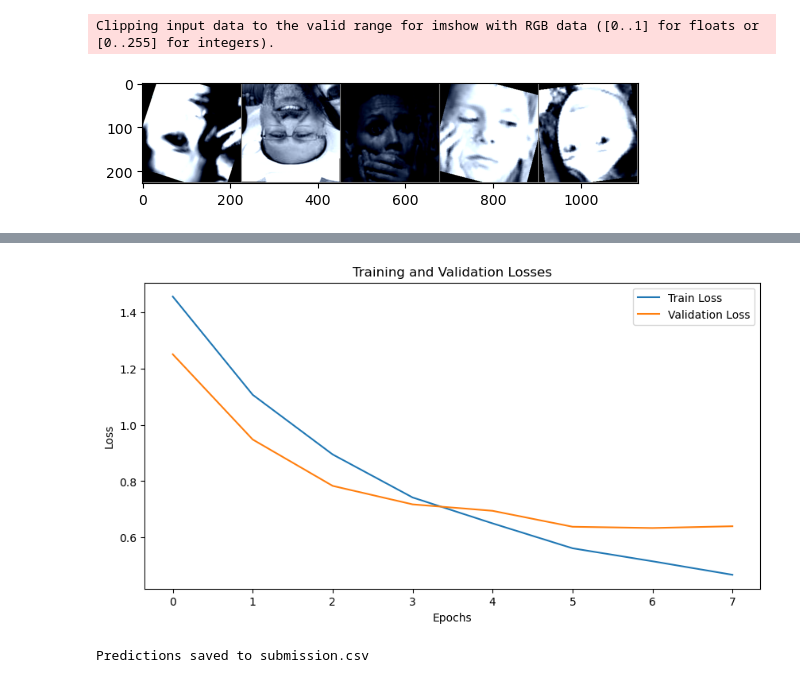
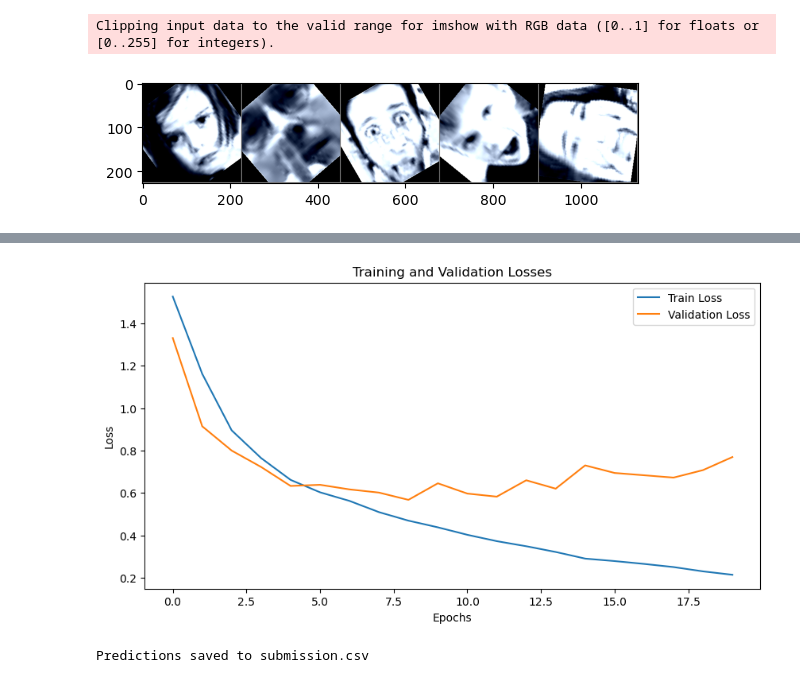
Before and after one commit to JannikWolf/aiim-emotion-classification, a Jupyter notebook: Densenet.ipynb, the cells around one changed output, grey strips where cells are left out. Drawn from its saved outputs; the diff is of its cells as text; code cells hidden in the pictures.

```diff
--- a/Densenet.ipynb
+++ b/Densenet.ipynb
@@ -51,19 +51,26 @@ for label, emotion in enumerate(emotions):
 train_files, val_files, train_labels, val_labels = train_test_split(file_names, labels, test_size=0.2, random_state=42)
 # %%
 # Define data augmentation and transformations
-transform = transforms.Compose([
+transform_train = transforms.Compose([
     transforms.Resize((224, 224)),
-    transforms.RandomRotation(20),
-    transforms.RandomHorizontalFlip(),
-    transforms.RandomVerticalFlip(),
-    transforms.ColorJitter(brightness=0.2, contrast=0.2, saturation=0.2, hue=0.2),
+    transforms.RandomRotation(90),
+    transforms.RandomAdjustSharpness(2),
+    transforms.RandomHorizontalFlip(0.5),
+    #transforms.RandomVerticalFlip(),
+    #transforms.ColorJitter(brightness=0.1, contrast=0.2, saturation=0.2, hue=0.2),
+    transforms.ToTensor(),
+    transforms.Normalize(mean=[0.485, 0.456, 0.406], std=[0.229, 0.224, 0.225])
+])
+
+transform_val = transforms.Compose([
+    transforms.Resize((224, 224)),
     transforms.ToTensor(),
     transforms.Normalize(mean=[0.485, 0.456, 0.406], std=[0.229, 0.224, 0.225])
 ])
 
 # Create datasets and dataloaders
-train_dataset = EmotionDataset(train_files, train_labels, transform=transform)
-val_dataset = EmotionDataset(val_files, val_labels, transform=transform)
+train_dataset = EmotionDataset(train_files, train_labels, transform=transform_train)
+val_dataset = EmotionDataset(val_files, val_labels, transform=transform_val)
 
 train_dl = DataLoader(train_dataset, batch_size=64, shuffle=True)
 val_dl = DataLoader(val_dataset, batch_size=64, shuffle=False)
@@ -94,7 +101,7 @@ visualization_dl = DataLoader(train_dataset, batch_size=5, shuffle=True)
 show_augmented_images(visualization_dl)
 # %% [output]
 Clipping input data to the valid range for imshow with RGB data ([0..1] for floats or [0..255] for integers).
-[figure, old version]
+[figure, new version]
 # %%
 # Define the model with modified classifier
 def densenet121_extended_model():
@@ -174,7 +181,7 @@ def train(model, train_dl, val_dl, epochs, optimizer, loss_func, device):
 # Train model with training and validation data
 
 # Define hyperparameters and instantiate optimizer and loss function
-epochs = 8
+epochs = 20
 lr = 0.0001
 loss_func = nn.CrossEntropyLoss()
 optimizer = Adam(model.parameters(), lr=lr)
@@ -206,4 +225,4 @@ Epoch [8/8], Train Loss: 0.4670, Val Loss: 0.6395, Val Accuracy: 0.7766
-[figure, old version]
+[figure, new version]
 # %%
 # Custom Dataset class for test data
 class TestDataset(Dataset):
```
Also changed, not shown: parts of 5 cells of this notebook, 2 other files.
